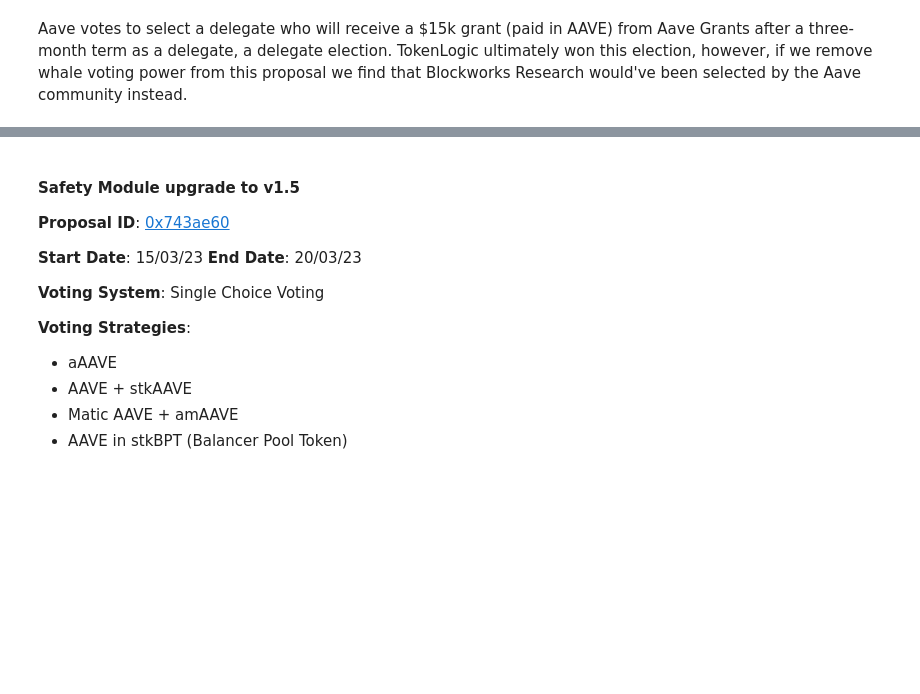
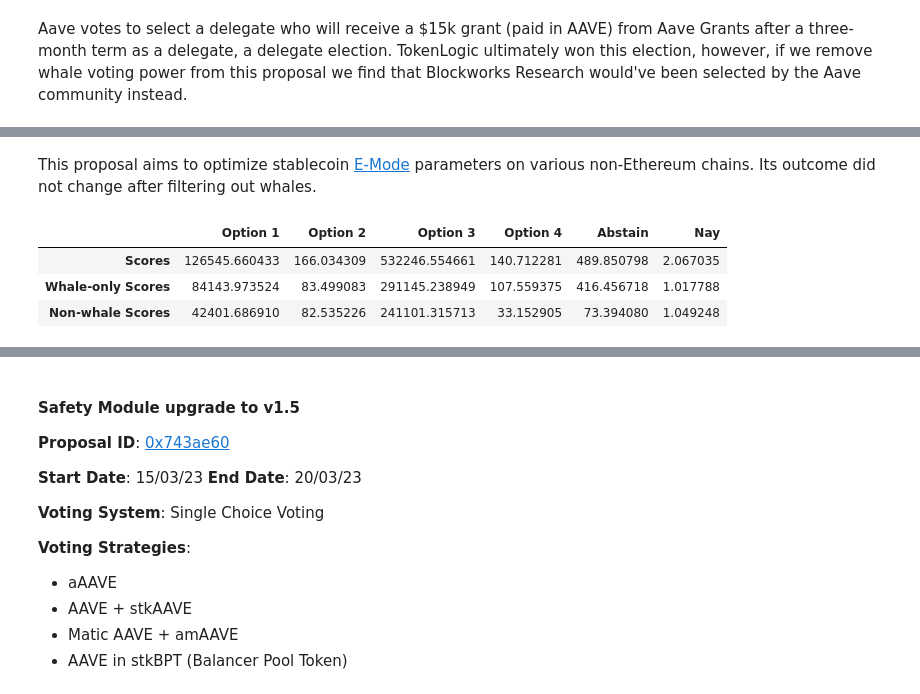
Before and after one commit to acemasterjb/gov_analysis, a Jupyter notebook: report_aave/_sources/aave_proposals.ipynb, the cells around one changed output, grey strips where cells are left out. Drawn from its saved outputs; the diff is of its cells as text; code cells hidden in the pictures; blank space fills up the shorter version.

```diff
--- a/report_aave/_sources/aave_proposals.ipynb
+++ b/report_aave/_sources/aave_proposals.ipynb
@@ -395,0 +297,22 @@ result
+# %% [markdown]
+This proposal aims to optimize stablecoin [E-Mode](https://docs.aave.com/developers/whats-new/efficiency-mode-emode) parameters on various non-Ethereum chains. Its outcome did not change after filtering out whales.
+# %%
+propsal_choices = plutocracy_report_data['Aave'][plutocracy_report_data['Aave']['proposal_id'] == '0x84deca82139320b2570f04211b249e37b8a7602b4a0ed70e6fa772c9f6e94550'].iloc[0]['proposal_choices']
+mask = score_differences_dfs["Aave"].index.to_series().apply(
+    lambda s: "0x84deca8" in s,
+)
+proposal_score_differences = score_differences_dfs["Aave"].loc[mask]["score_differences"][0]
+proposal_scores = plutocracy_report_data['Aave'][plutocracy_report_data['Aave']['proposal_id'] == '0x84deca82139320b2570f04211b249e37b8a7602b4a0ed70e6fa772c9f6e94550'].iloc[0]['proposal_scores']
+
+
+result = pd.DataFrame(
+    {choice: [score, score_diff, score - score_diff] for choice, score, score_diff in zip(eval(propsal_choices), eval(proposal_scores), proposal_score_differences)},
+    index=["Scores", "Whale-only Scores", "Non-whale Scores"],
+)
+
+result
+# %% [output]
+|  | Option 1 | Option 2 | Option 3 | Option 4 | Abstain | Nay |
+| Scores | 126545.660433 | 166.034309 | 532246.554661 | 140.712281 | 489.850798 | 2.067035 |
+| Whale-only Scores | 84143.973524 | 83.499083 | 291145.238949 | 107.559375 | 416.456718 | 1.017788 |
+| Non-whale Scores | 42401.686910 | 82.535226 | 241101.315713 | 33.152905 | 73.394080 | 1.049248 |
```
Also changed, not shown: parts of 47 cells of this notebook, 3 other files.
